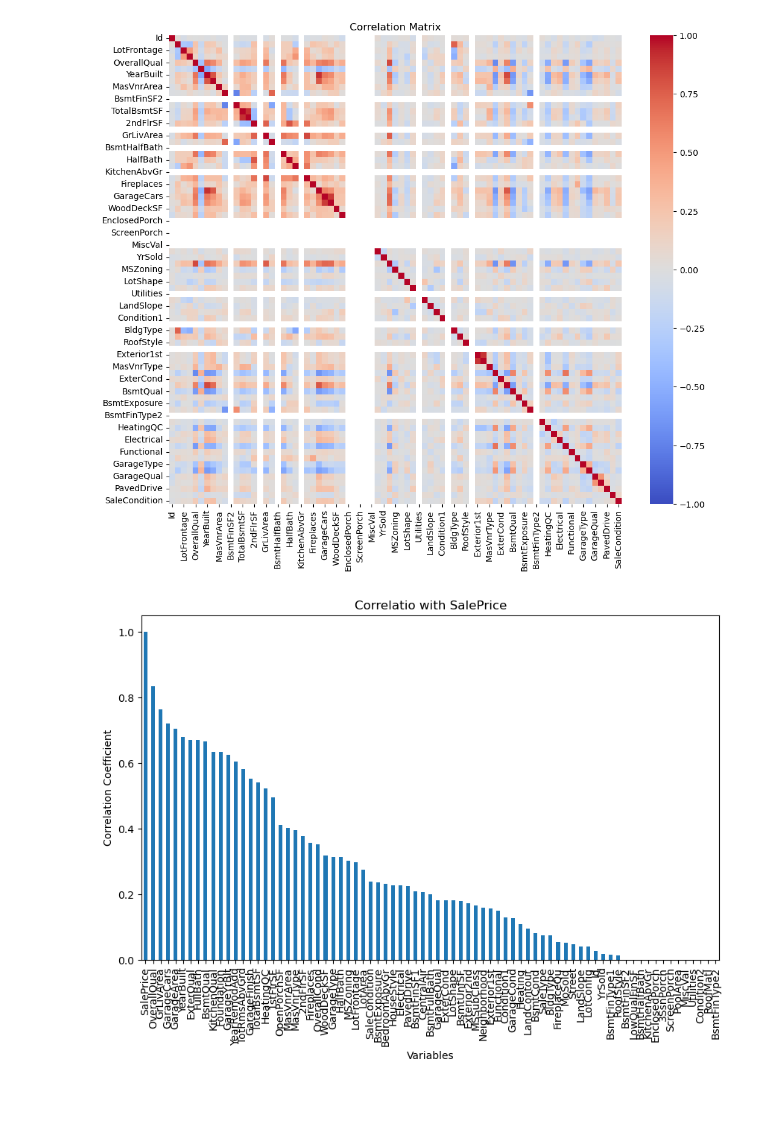
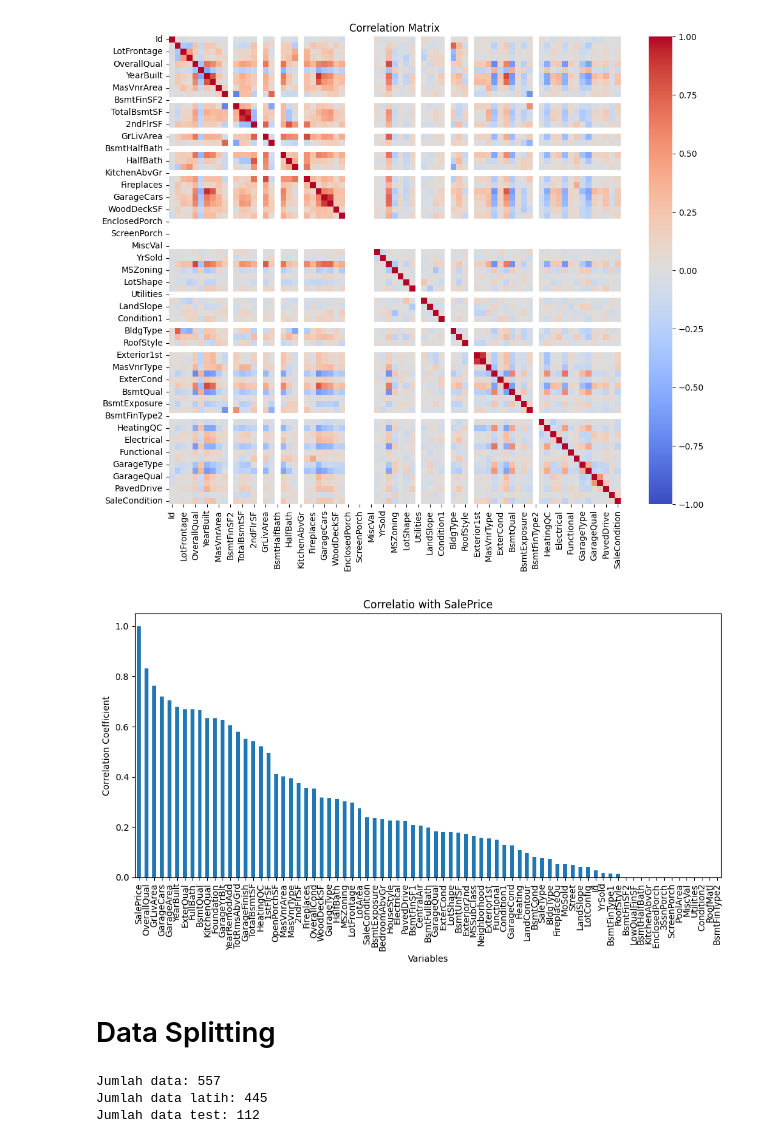
Before and after one commit to kurak57/house-price-project, a Jupyter notebook: house-prices-project.ipynb, the cells around one changed output. Saved outputs shown, nothing was run; the diff lists cells and outputs as text; code cells hidden in the pictures; blank space fills up the shorter version.

Commit message:
Split data

```diff
--- a/house-prices-project.ipynb
+++ b/house-prices-project.ipynb
@@ -370,15 +369,18 @@ plt.show()
 # %%
 # melihat korelasi sale price (sebagai varibel target) dengan variable lain
 target_corr = df_lencoder.corr()['SalePrice']
 
 target_corr_sorted = target_corr.abs().sort_values(ascending=False)
 
 plt.figure(figsize=(10,6))
 target_corr_sorted.plot(kind='bar')
 plt.title('Correlatio with SalePrice')
 plt.ylabel('Correlation Coefficient')
 plt.xlabel('Variables')
 
+plt.tight_layout()
 plt.show()
 # %% [output]
-[figure, old version]
+[figure, new version]
+# %% [markdown]
+# Data Splitting
@@ -384,0 +398,10 @@ plt.show()
+# %%
+# jumlah data fitur
+
+print("Jumlah data:", len(x))
+print("Jumlah data latih:", len(x_train))
+print("Jumlah data test:", len(x_test))
+# %% [output]
+Jumlah data: 557
+Jumlah data latih: 445
+Jumlah data test: 112
```
Also changed, not shown: parts of 8 cells of this notebook.
